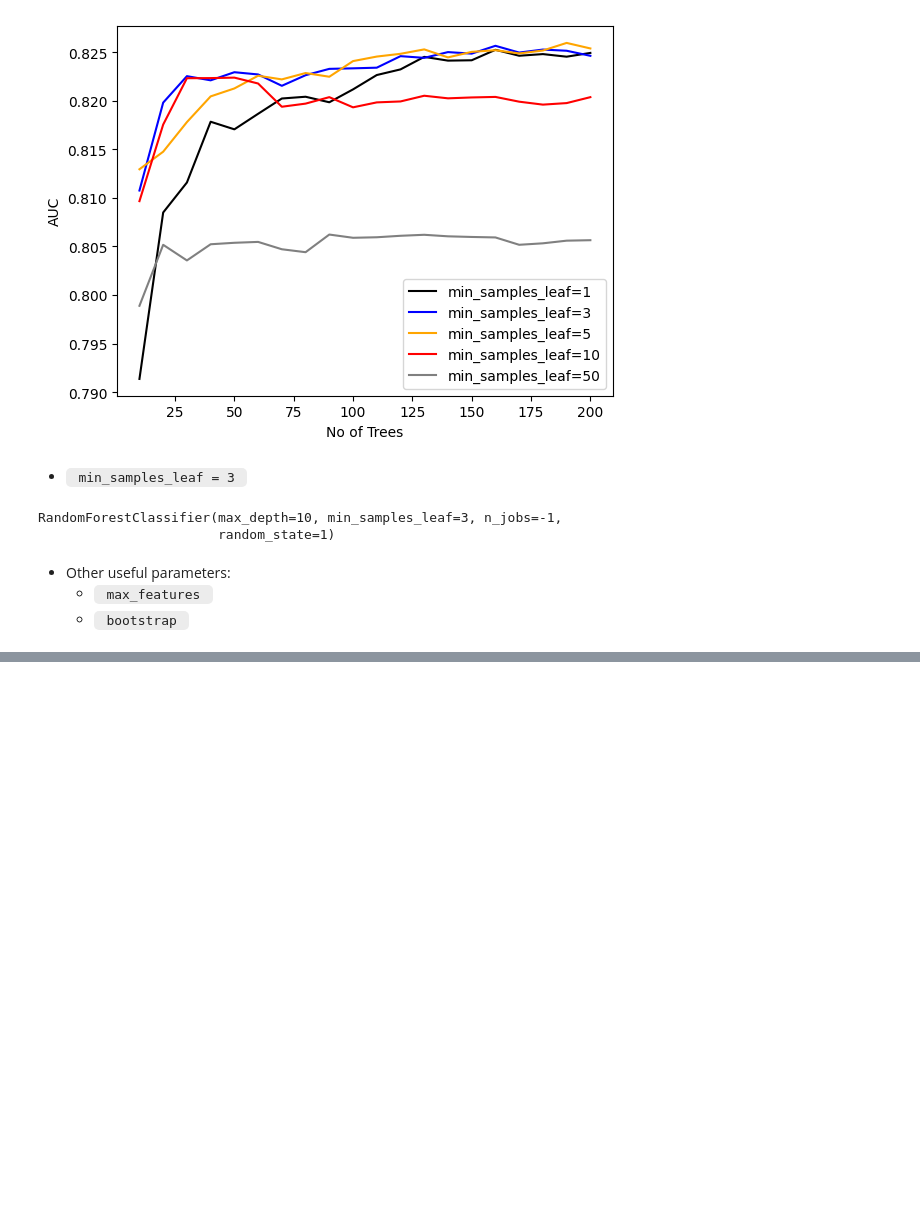
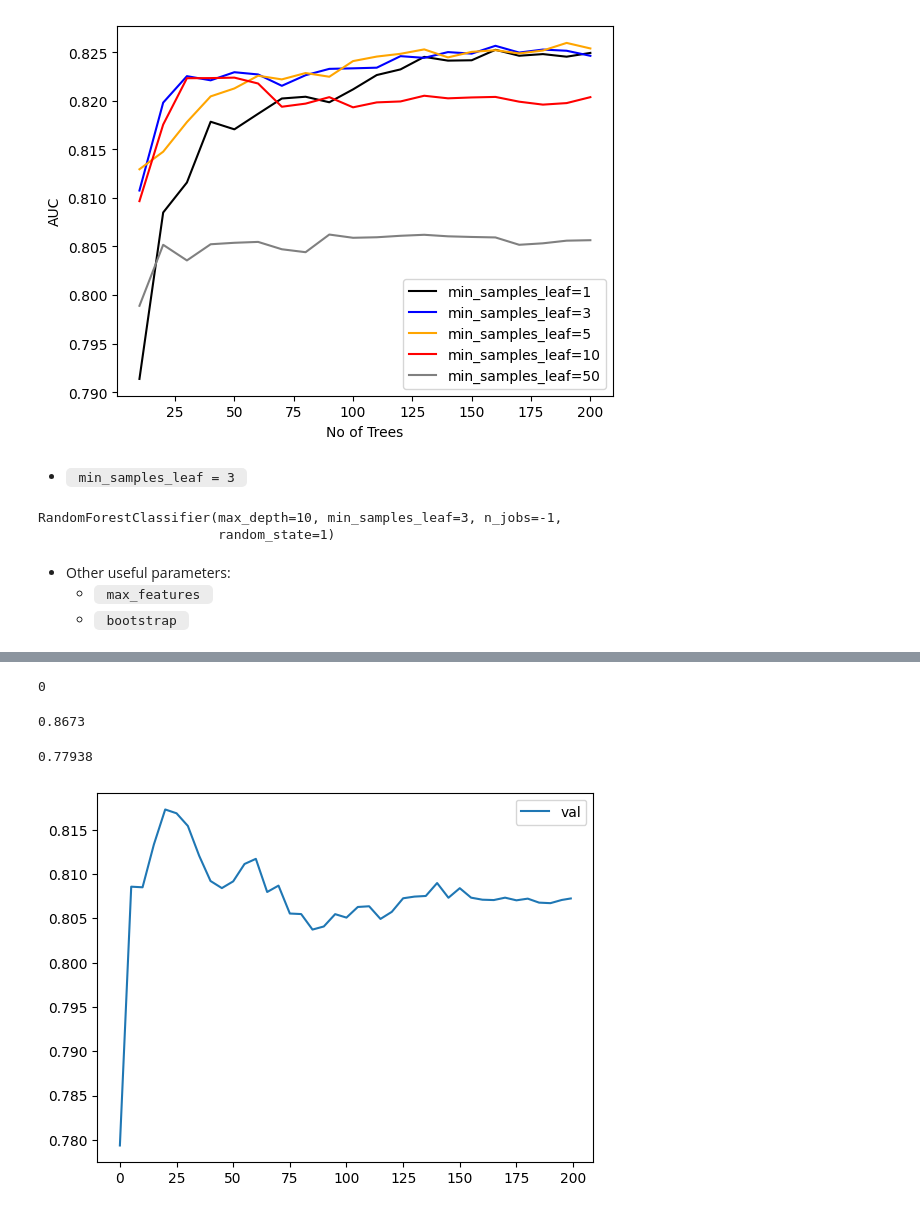
Before and after one commit to haniyrasul/CodeCraft, a Jupyter notebook: ML_ZoomCamp/6_trees/notebook.ipynb, the cells around one changed output, grey strips where cells are left out. Saved outputs shown, nothing was run; the diff lists cells and outputs as text; code cells hidden in the pictures; blank space fills up the shorter version.

```diff
--- a/ML_ZoomCamp/6_trees/notebook.ipynb
+++ b/ML_ZoomCamp/6_trees/notebook.ipynb
@@ -794,0 +880,41 @@ RandomForestClassifier(max_depth=10, min_samples_leaf=3, n_jobs=-1,
+# %%
+line = s.split('\n')[0]
+# %%
+num_iter, train_auc, val_auc = line.split('\t')
+# %%
+int(num_iter.strip('[]'))
+# %% [output]
+0
+# %%
+float(train_auc.split(':')[1])
+# %% [output]
+0.8673
+# %%
+float(val_auc.split(':')[1])
+# %% [output]
+0.77938
+# %%
+# the whole def function
+def parse_xgb_output(output):
+    results = []
+
+    for line in output.stdout.strip().split('\n'):
+        num_iter, train_auc, val_auc = line.split('\t')
+        num = int(num_iter.strip('[]'))
+        train = float(train_auc.split(':')[1])
+        val = float(val_auc.split(':')[1])
+
+        results.append((num, train, val))
+
+    columns = ['num_iter', 'train_auc', 'val_auc']
+    df_results = pd.DataFrame(results, columns=columns)
+    return df_results
+# %%
+df_score = parse_xgb_output(output)
+# %%
+# plt.plot(df_score.num_iter, df_score.train_auc, label='train')
+plt.plot(df_score.num_iter, df_score.val_auc, label='val')
+plt.legend()
+plt.show()
+# %% [output]
+[figure, added]
```
Also changed, not shown: parts of 62 cells of this notebook, 4 other files.
